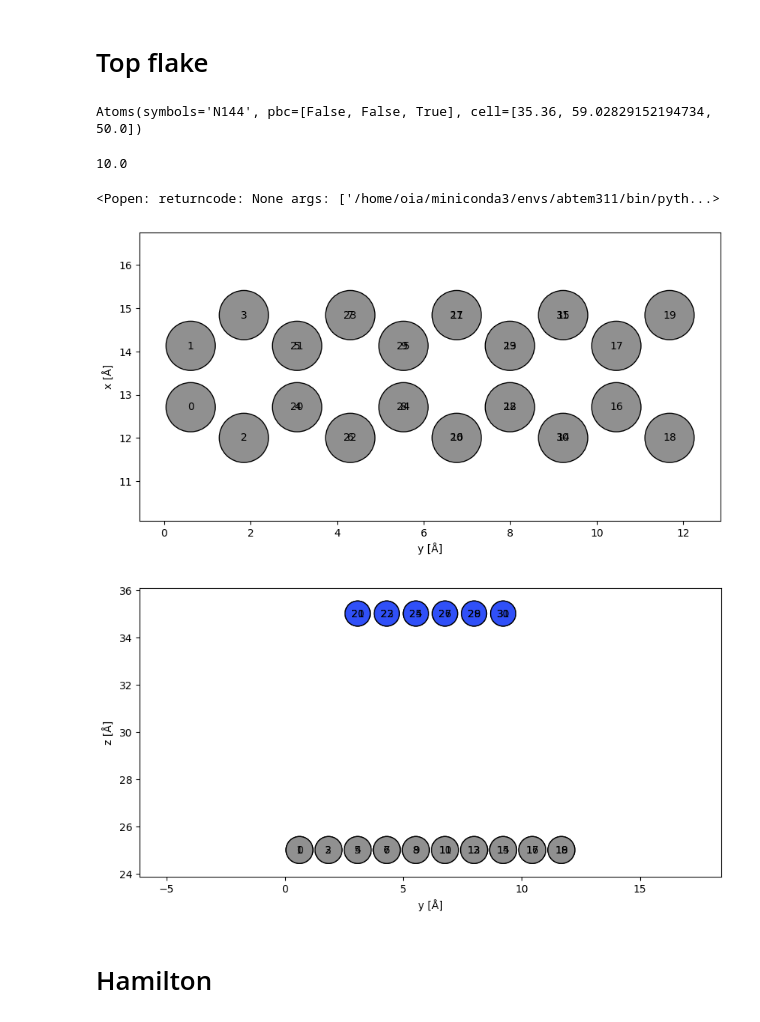
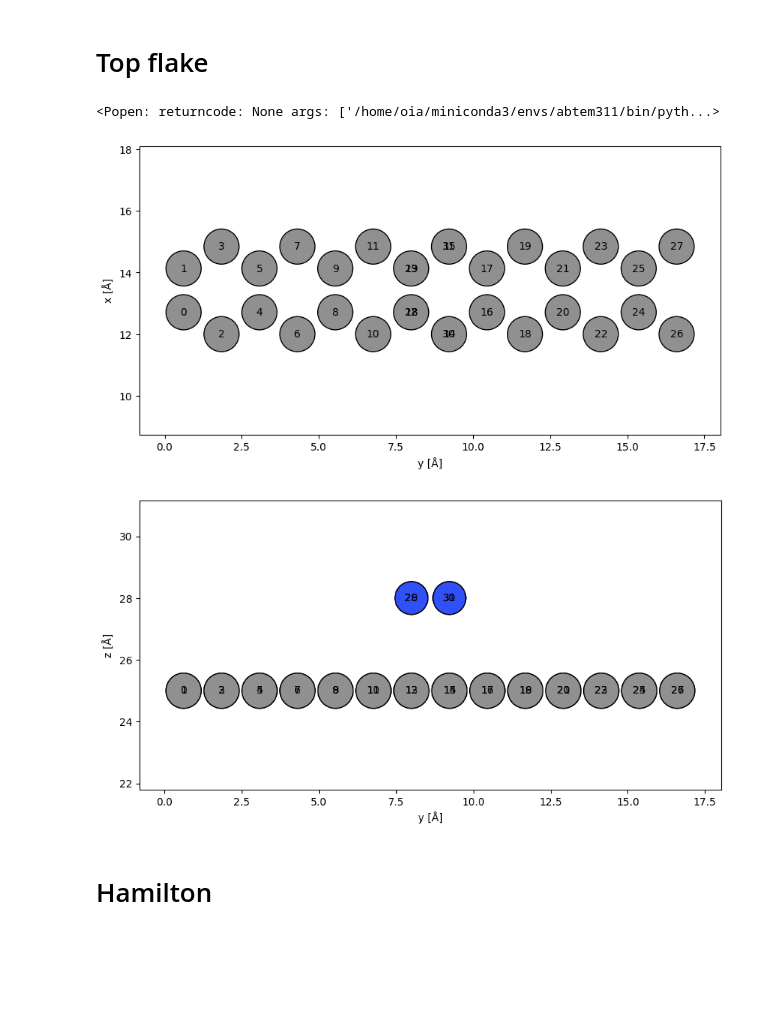
Before and after one commit to KayaGerds/Project, a Jupyter notebook: Main_oli.ipynb, the cells around one changed output. Cells and saved outputs as stored; diff of their text form; code cells hidden in the pictures; blank space fills up the shorter version.

```diff
--- a/Main_oli.ipynb
+++ b/Main_oli.ipynb
@@ -24,7 +24,7 @@ Vpp_sigma0=0.48
 
 N = 2 # width
 L = 1 # length
-num_cells = 5
+num_cells = 7
 
 nL = 4
 nR = 4
@@ -61,34 +61,25 @@ Cell([26.84, 12.297560733739028, 50.0])
 # %% [markdown]
 # Top flake
-# %%
-top.symbols = 'N'
-top
-# %% [output]
-Atoms(symbols='N144', pbc=[False, False, True], cell=[35.36, 59.02829152194734, 50.0])
-# %%
-len((NR))/N
-# %% [output]
-10.0
 # %%
 bottom = NR.copy()
 top = NR.copy()
 
-top.positions[:,2] += 10.0
-num_del = nL
+top.positions[:,2] += 3
+num_del = nL*3
 
 del top[0:num_del]
 del top[len(top)-num_del::]
 # change symbol to Nitrogen for identification
 top.symbols = 'N'
 atoms = bottom + top
 
 abtem.show_atoms(atoms,plane='yx',numbering=True,merge = False,show_cell=False,figsize=(10,5))
 abtem.show_atoms(atoms,plane='yz',numbering=True,merge = False,show_cell=False,figsize=(10,5))
 
 view(atoms)
 # %% [output]
 <Popen: returncode: None args: ['/home/oia/miniconda3/envs/abtem311/bin/pyth...>
-[figure, old version]
+[figure, new version]
-[figure, old version]
+[figure, new version]
 # %% [markdown]
 # Hamilton
```
Also changed, not shown: parts of 9 cells of this notebook.
